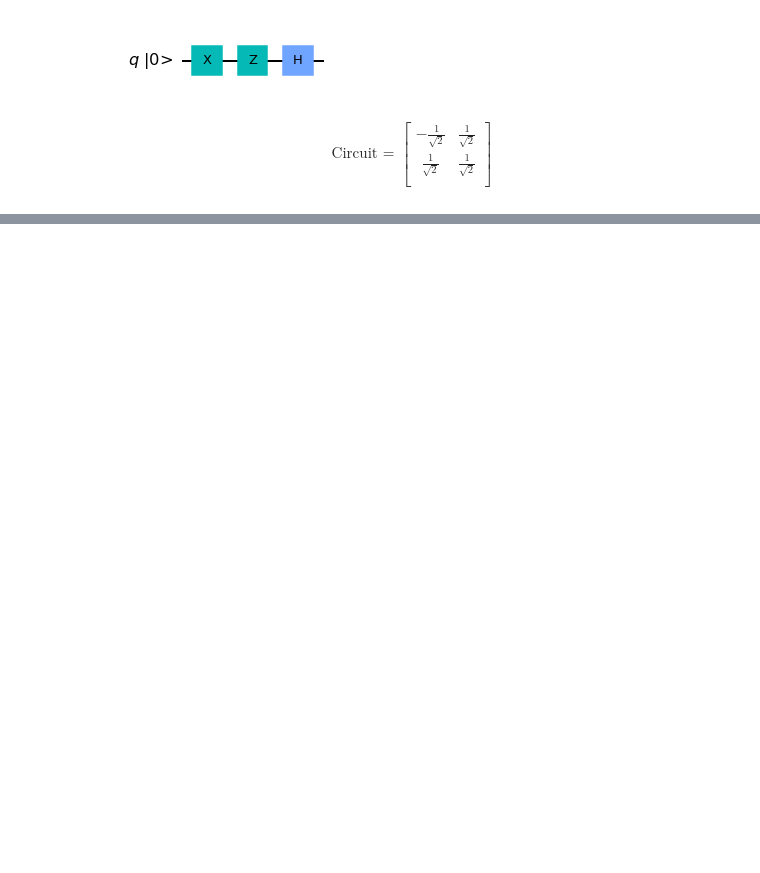
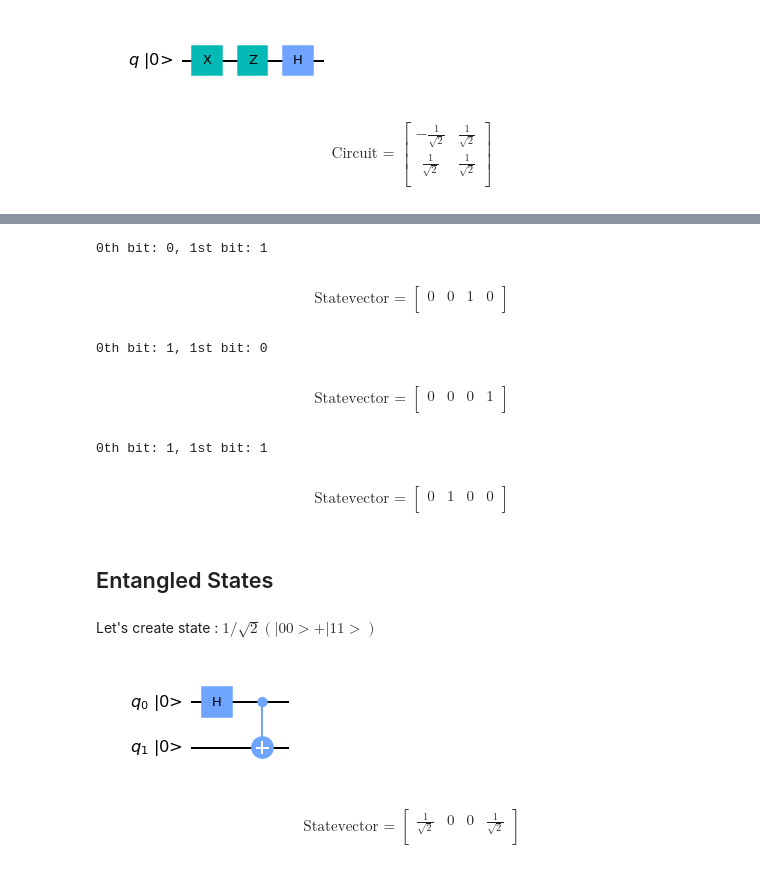
Before and after one commit to nachiket273/Qiskit_Practice, a Jupyter notebook: Qiskit_Book/Multiple_Qubits_and_Entanglement/Multiple_Qubits_and_Entangled_States.ipynb, the cells around one changed output, grey strips where cells are left out. Drawn from its saved outputs; the diff is of its cells as text; code cells hidden in the pictures; blank space fills up the shorter version.

Commit message:
Entangled state creation and visualisation.

```diff
--- a/Qiskit_Book/Multiple_Qubits_and_Entanglement/Multiple_Qubits_and_Entangled_States.ipynb
+++ b/Qiskit_Book/Multiple_Qubits_and_Entanglement/Multiple_Qubits_and_Entangled_States.ipynb
@@ -246,0 +293,44 @@ $$
+# %%
+print("0th bit: {}, 1st bit: {}".format(0, 1))
+array_to_latex(cnot(0, 1), prefix="\\text{Statevector = }")
+# %% [output]
+0th bit: 0, 1st bit: 1
+$$
+\text{Statevector = }
+\begin{bmatrix}
+0 & 0 & 1 & 0  \\
+ \end{bmatrix}
+$$
+# %%
+print("0th bit: {}, 1st bit: {}".format(1, 0))
+array_to_latex(cnot(1, 0), prefix="\\text{Statevector = }")
+# %% [output]
+0th bit: 1, 1st bit: 0
+$$
+\text{Statevector = }
+\begin{bmatrix}
+0 & 0 & 0 & 1  \\
+ \end{bmatrix}
+$$
+# %%
+print("0th bit: {}, 1st bit: {}".format(1, 1))
+array_to_latex(cnot(1, 1), prefix="\\text{Statevector = }")
+# %% [output]
+0th bit: 1, 1st bit: 1
+$$
+\text{Statevector = }
+\begin{bmatrix}
+0 & 1 & 0 & 0  \\
+ \end{bmatrix}
+$$
+# %% [markdown]
+## Entangled States
+# %% [markdown]
+Let's create state : $ 1/\sqrt{2}(|00> + |11>)$
+# %%
+qc = QuantumCircuit(2)
+qc.h(0)
+qc.cx(0, 1)
+qc.draw('mpl', initial_state=True)
+# %% [output]
+[figure, added]
@@ -246,0 +342,9 @@ $$
+# %%
+array_to_latex(final_state, prefix="\\text{Statevector = }")
+# %% [output]
+$$
+\text{Statevector = }
+\begin{bmatrix}
+\tfrac{1}{\sqrt{2}} & 0 & 0 & \tfrac{1}{\sqrt{2}}  \\
+ \end{bmatrix}
+$$
```
Also changed, not shown: parts of 30 cells of this notebook.
